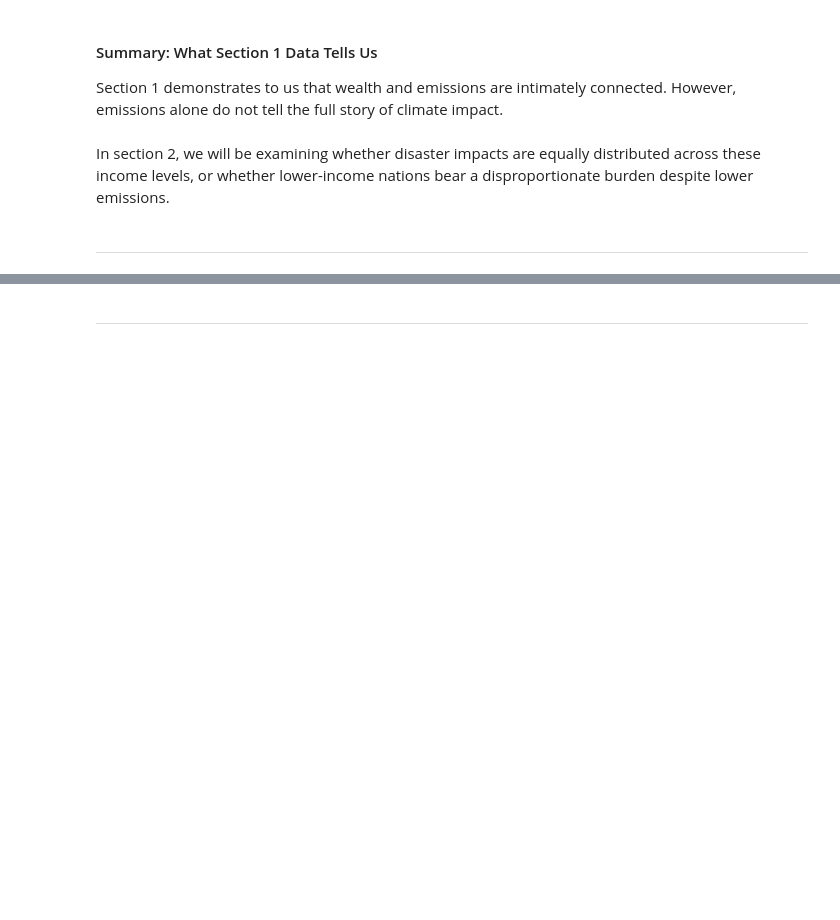
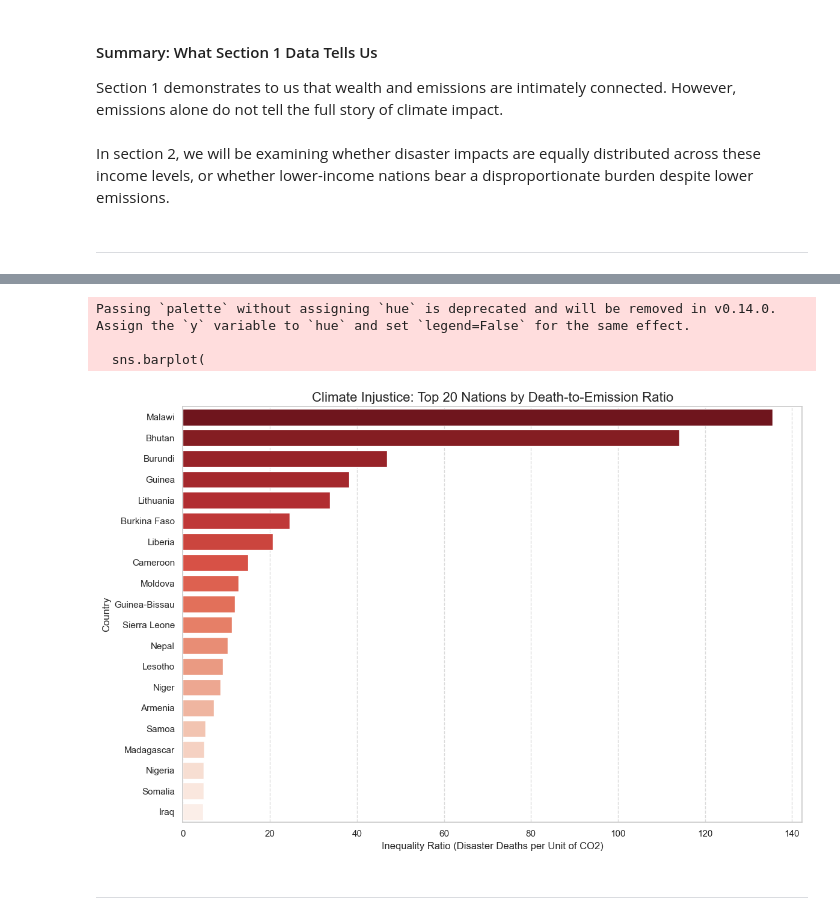
Before and after one commit to COGS108/Group133_WI26, a Jupyter notebook: 02-EDACheckpoint.ipynb, the cells around one changed output, grey strips where cells are left out. Drawn from its saved outputs; the diff is of its cells as text; code cells hidden in the pictures; blank space fills up the shorter version.

```diff
--- a/02-EDACheckpoint.ipynb
+++ b/02-EDACheckpoint.ipynb
@@ -395,3 +480,29 @@ Some more words and stuff.  Remember notebooks work best if you interleave the c
+# %%
+import seaborn as sns
+import matplotlib.pyplot as plt
+
+# Get the top 20 countries with the worst Inequality Ratio
+top_inequality = map_df.sort_values(by='inequality_ratio', ascending=False).head(20)
+
+plt.figure(figsize=(12, 8))
+sns.barplot(
+    data=top_inequality,
+    y='entity',
+    x='inequality_ratio',
+    palette='Reds_r'
+)
+
+plt.title('Climate Injustice: Top 20 Nations by Death-to-Emission Ratio', fontsize=16)
+plt.xlabel('Inequality Ratio (Disaster Deaths per Unit of CO2)', fontsize=12)
+plt.ylabel('Country', fontsize=12)
+plt.grid(axis='x', linestyle='--', alpha=0.7)
+plt.tight_layout()
+plt.show()
+# %% [output]
+Passing `palette` without assigning `hue` is deprecated and will be removed in v0.14.0. Assign the `y` variable to `hue` and set `legend=False` for the same effect.
+
+  sns.barplot(
+[figure, added]
 # %% [markdown]
 ---
 # %% [markdown]
```
Also changed, not shown: parts of 8 cells of this notebook, 2 other files.
